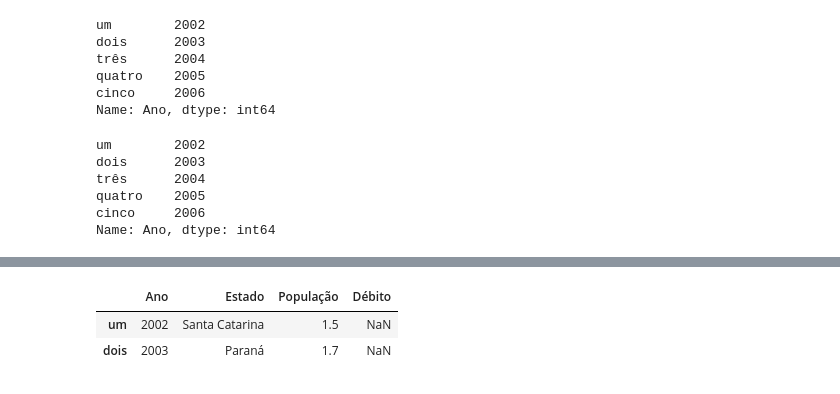
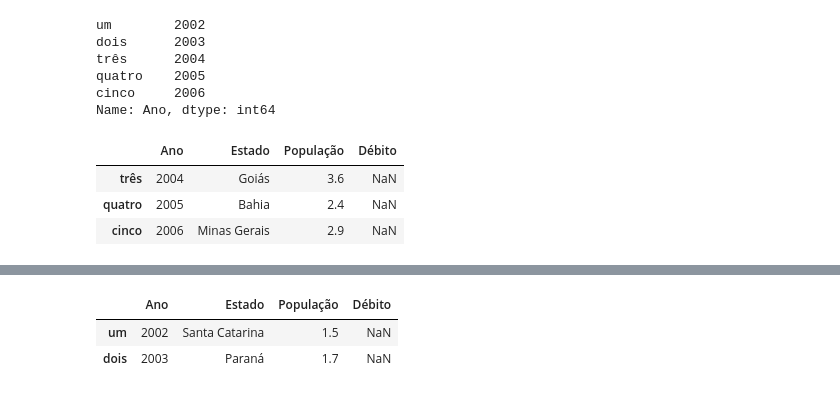
Before and after one commit to WesleySiNeves/AprendendoPython, a Jupyter notebook: Curso_Python_DSA/Cap08 (pydata)/Notebooks/DSA-Python-Cap08-02-Pandas.ipynb, the cells around one changed output, grey strips where cells are left out. Drawn from its saved outputs; the diff is of its cells as text; code cells hidden in the pictures.

```diff
--- a/Curso_Python_DSA/Cap08 (pydata)/Notebooks/DSA-Python-Cap08-02-Pandas.ipynb
+++ b/Curso_Python_DSA/Cap08 (pydata)/Notebooks/DSA-Python-Cap08-02-Pandas.ipynb
@@ -301,11 +301,9 @@ quatro    2005
 cinco     2006
 Name: Ano, dtype: int64
 # %%
-frame2.Ano
+frame2[frame2.Ano > 2003]
 # %% [output]
-um        2002
-dois      2003
-três      2004
-quatro    2005
-cinco     2006
-Name: Ano, dtype: int64
+|  | Ano | Estado | População | Débito |
+| três | 2004 | Goiás | 3.6 | NaN |
+| quatro | 2005 | Bahia | 2.4 | NaN |
+| cinco | 2006 | Minas Gerais | 2.9 | NaN |
```
Also changed, not shown: parts of 3 cells of this notebook, 10 other files.
